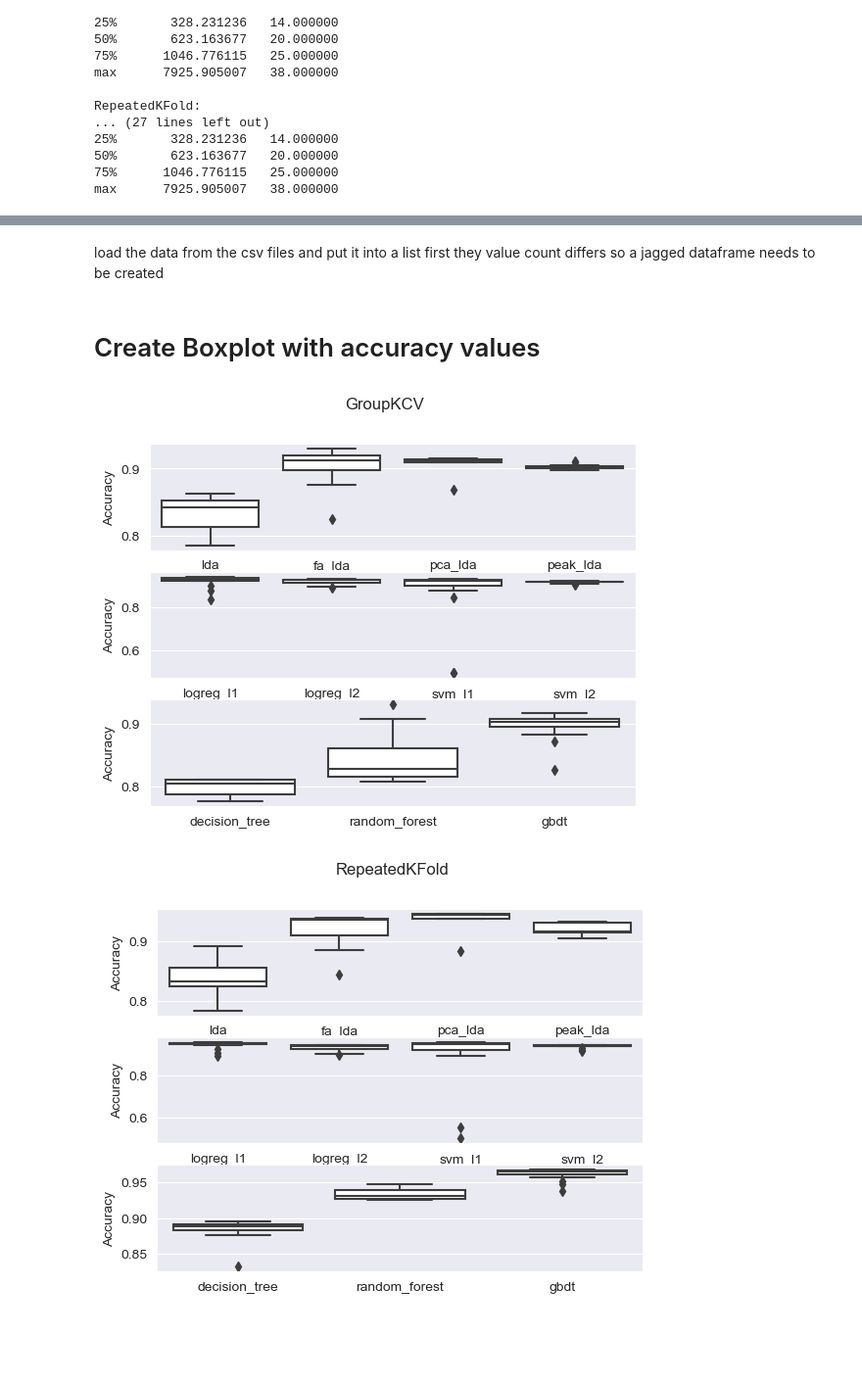
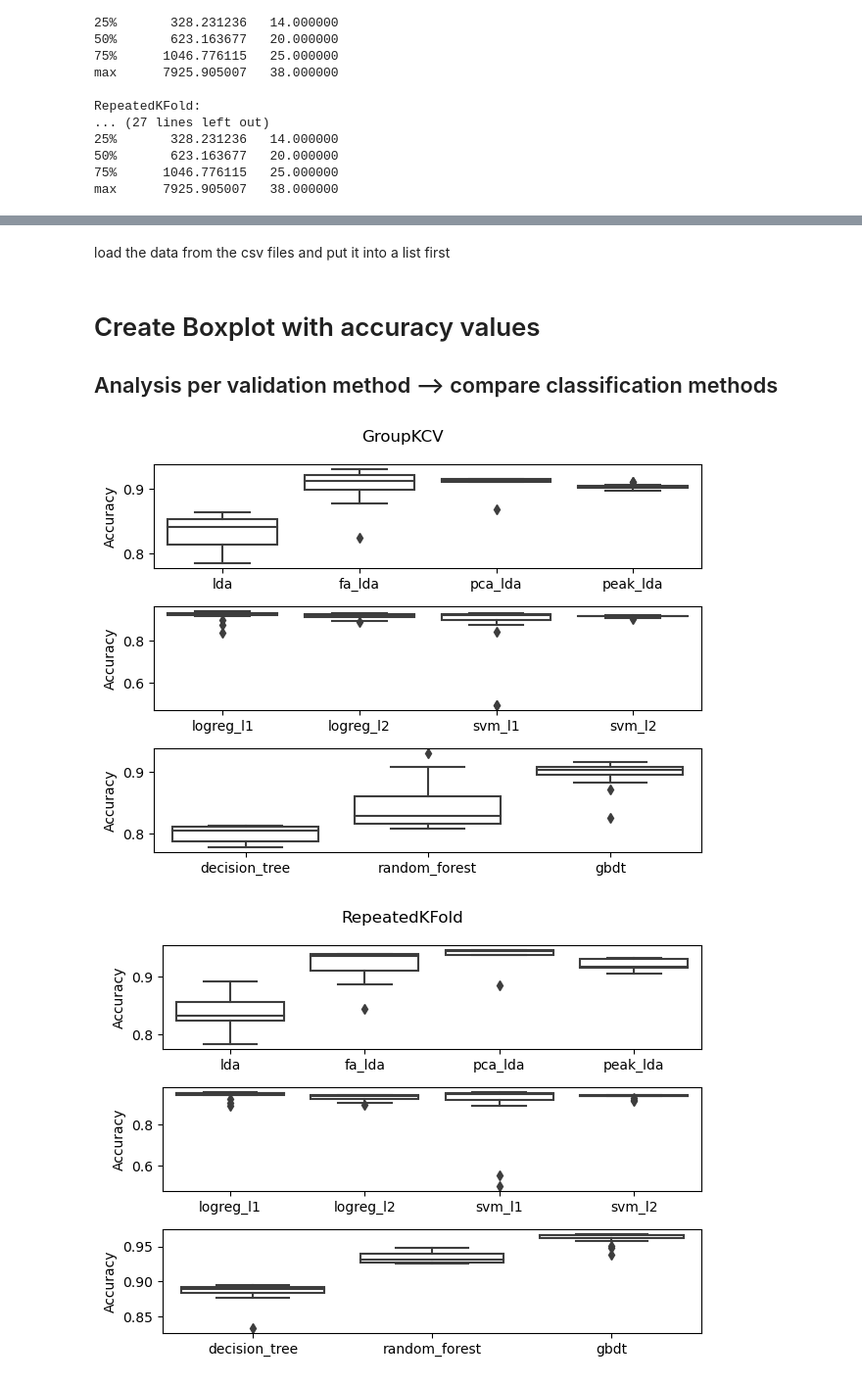
Before and after one commit to LukasStonie/ML_Model_Validation, a Jupyter notebook: analysis.ipynb, the cells around one changed output, grey strips where cells are left out. Shown: that part at 98% size. Cells and saved outputs as stored; diff of their text form; code cells hidden in the pictures; blank space fills up the shorter version.

```diff
--- a/analysis.ipynb
+++ b/analysis.ipynb
@@ -81,8 +78,11 @@ for r in qc_results.keys():
 accs = {}
 acc_file = "mean_test_accuracy.csv"
 
+f1_accs = {}
+f1_file = "mean_test_f1.csv"
+
 lda = "lda_dim_reduction"
-lda_subdirs= [ "lda", "fa_lda", "pca_lda", "peak_lda" ]
+lda_subdirs = ["lda", "fa_lda", "pca_lda", "peak_lda"]
 
 reg = "regularized_models"
 reg_subdirs = ["logreg_l1", "logreg_l2", "svm_l1", "svm_l2"]
@@ -91,5 +91,4 @@ tree = "tree_based_models"
 tree_subdrirs = ["decision_tree", "random_forest", "gbdt"]
 # %% [markdown]
 load the data from the csv files and put it into a list first
-they value count differs so a jagged dataframe needs to be created
 # %%
@@ -111,28 +129,39 @@ for d in starting_dirs:
 # %%
+# turn the loaded data into a jagged dataframe by using the method pd.concat
 accs_df = {}
+f1_df = {}
 for d in starting_dirs:
-    df_list = []
+    acc_df_list = []
     for key in accs[d]:
-        df_list.append(pd.DataFrame(accs[d][key], columns=[key]))
-    accs_df[d] = pd.concat(df_list, axis=1)
+        acc_df_list.append(pd.DataFrame(accs[d][key], columns=[key]))
+    accs_df[d] = pd.concat(acc_df_list, axis=1)
 
-accs=accs_df
+    f1_df_list = []
+    for key in f1_accs[d]:
+        f1_df_list.append(pd.DataFrame(accs[d][key], columns=[key]))
+    f1_df[d] = pd.concat(f1_df_list, axis=1)
+
+accs = accs_df
+f1_accs = f1_df
 # %% [markdown]
 # Create Boxplot with accuracy values
+## Analysis per validation method --> compare classification methods
 # %%
 for d in starting_dirs:
-    fig, ((ax_box1), (ax_box2), (ax_box3)) = plt.subplots(
+        fig, ((ax_box1), (ax_box2), (ax_box3)) = plt.subplots(
         nrows=3, ncols=1)
-    boxplot_comparison(accs[d], regex="lda", ax=ax_box1)
-    ax_box1.set_ylabel('Accuracy')
 
-    boxplot_comparison(accs[d], regex="logreg|svm", ax=ax_box2)
-    ax_box2.set_ylabel('Accuracy')
+        boxplot_comparison(accs[d], regex="lda", ax=ax_box1)
+        ax_box1.set_ylabel('Accuracy')
 
-    boxplot_comparison(accs[d], regex="tree|gbdt|forest", ax=ax_box3)
-    ax_box3.set_ylabel('Accuracy')
+        boxplot_comparison(accs[d], regex="logreg|svm", ax=ax_box2)
+        ax_box2.set_ylabel('Accuracy')
 
-    fig.suptitle(d)
+        boxplot_comparison(accs[d], regex="tree|gbdt|forest", ax=ax_box3)
+        ax_box3.set_ylabel('Accuracy')
+
+        fig.suptitle(d)
+        fig.tight_layout()
 # %% [output]
-[figure, old version]
+[figure, new version]
-[figure, old version]
+[figure, new version]
```
Also changed, not shown: parts of 12 cells of this notebook, 1 other file.
